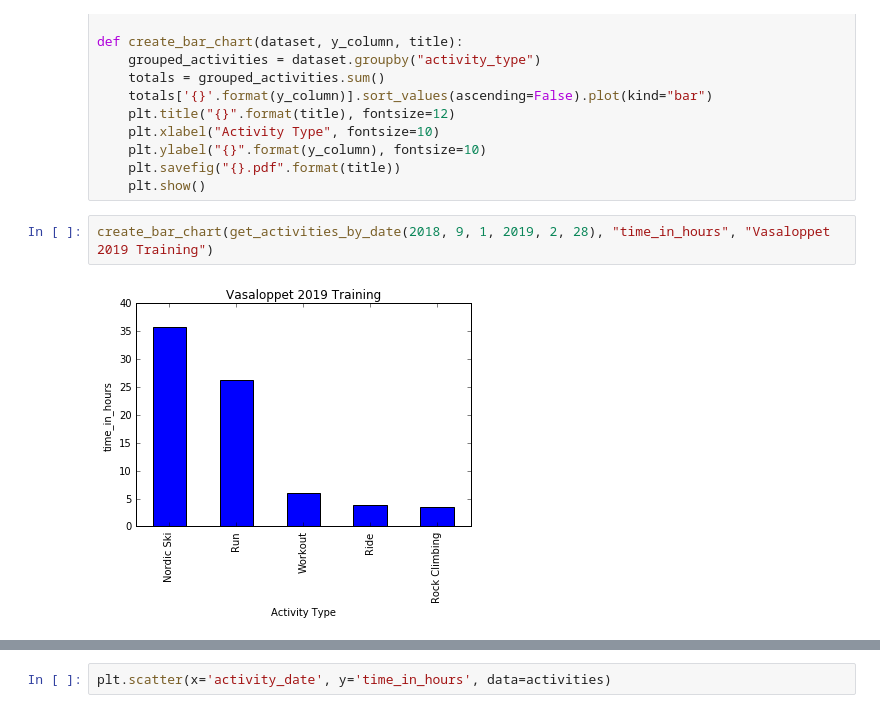
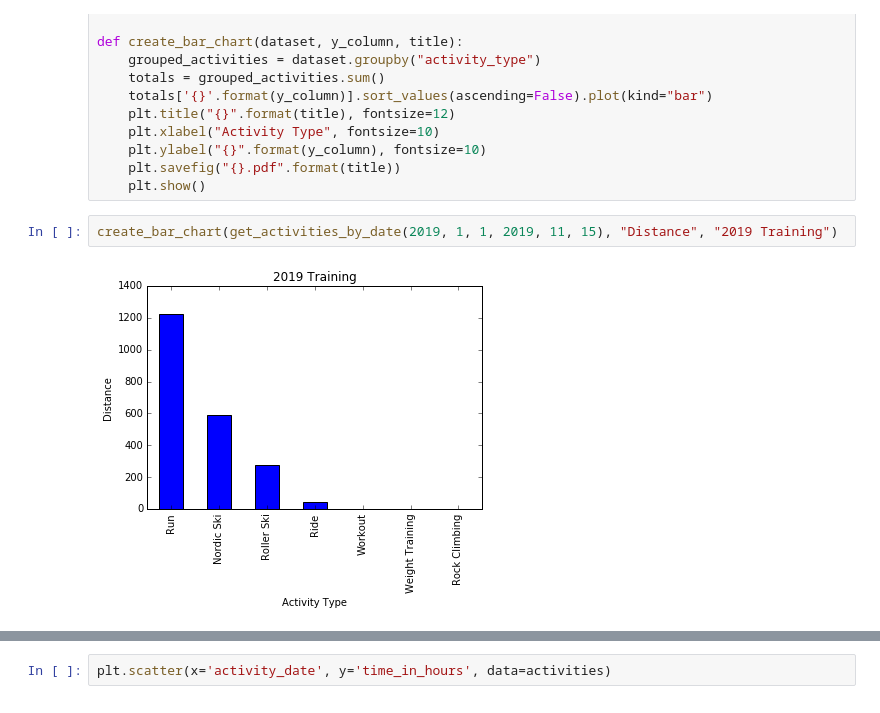
Before and after one commit to alexanderdanson/strava_experiment, a Jupyter notebook: Experimentation with pandas.ipynb, the cells around one changed output, grey strips where cells are left out. Cells and saved outputs as stored; diff of their text form.

```diff
--- a/Experimentation with pandas.ipynb
+++ b/Experimentation with pandas.ipynb
@@ -69,6 +69,6 @@ def create_bar_chart(dataset, y_column, title):
     plt.savefig("{}.pdf".format(title))
     plt.show()
 # %%
-create_bar_chart(get_activities_by_date(2018, 9, 1, 2019, 2, 28), "time_in_hours", "Vasaloppet 2019 Training")
+create_bar_chart(get_activities_by_date(2019, 1, 1, 2019, 11, 15), "Distance", "2019 Training")
 # %% [output]
-[figure, old version]
+[figure, new version]
```
Also changed, not shown: parts of 6 cells of this notebook, 15 other files.
